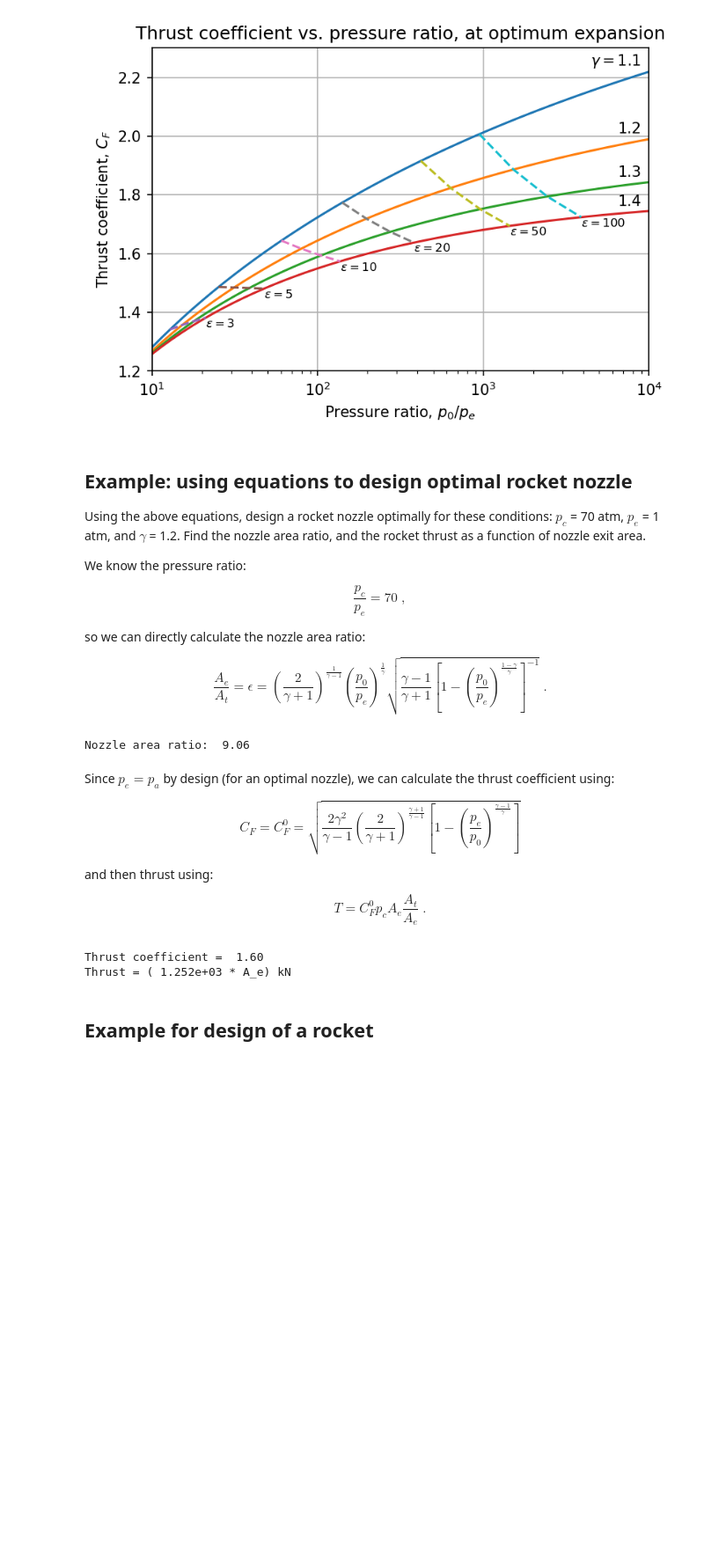
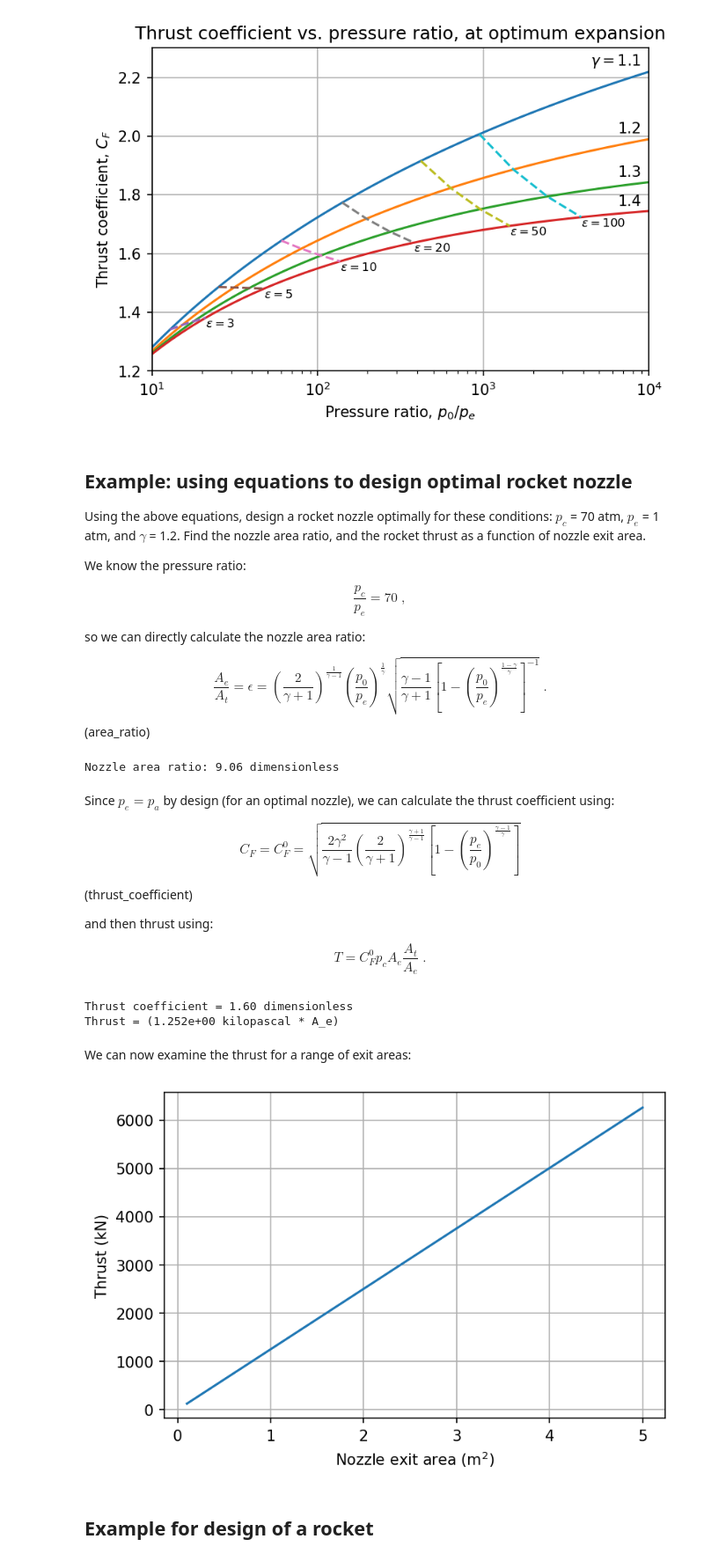
Before and after one commit to kyleniemeyer/rocket-propulsion, a Jupyter notebook: book/fundamentals/ideal-rocket.ipynb, the cells around one changed output. Shown: that part at 88% size. Saved outputs shown, nothing was run; the diff lists cells and outputs as text; code cells hidden in the pictures; blank space fills up the shorter version.

```diff
--- a/book/fundamentals/ideal-rocket.ipynb
+++ b/book/fundamentals/ideal-rocket.ipynb
@@ -6,9 +6,25 @@
 from matplotlib import pyplot as plt
 
 import numpy as np
+
+# we can use this to solve nonlinear/transcendental equations
 from scipy.optimize import root_scalar
+
+# this provides access to many physical constants
 from scipy import constants
+
+# provides the 1976 US Standard Atmosphere model
 from fluids.atmosphere import ATMOSPHERE_1976
+
+# Module used to parse and work with units
+from pint import UnitRegistry
+ureg = UnitRegistry()
+Q_ = ureg.Quantity
+# for convenience:
+def to_si(quant):
+    '''Converts a Pint Quantity to magnitude at base SI units.
+    '''
+    return quant.to_base_units().magnitude
 # %%
 # these lines are only for helping improve the display
 from IPython.display import set_matplotlib_formats
@@ -193,11 +210,11 @@ so we can directly calculate the nozzle area ratio:
 
 $$
 \frac{A_e}{A_t} = \epsilon = \left( \frac{2}{\gamma+1}\right)^{\frac{1}{\gamma-1}} \left( \frac{p_0}{p_e} \right)^{\frac{1}{\gamma}} \sqrt{ \frac{\gamma-1}{\gamma+1} \left[1 - \left( \frac{p_0}{p_e}\right)^{\frac{1-\gamma}{\gamma}} \right]^{-1} } \;.
-$$
+$$ (area_ratio)
 # %%
-# convert pressures to Pa
-chamber_pressure = 70 * 101325
-exit_pressure = 1 * 101325
+# set the given constants
+chamber_pressure = Q_(70, 'atm')
+exit_pressure = Q_(1, 'atm')
 gamma = 1.2
 
 pressure_ratio = chamber_pressure / exit_pressure
@@ -211,13 +228,13 @@ area_ratio = (
     )
 print(f'Nozzle area ratio: {area_ratio: 3.2f}')
 # %% [output]
-Nozzle area ratio:  9.06
+Nozzle area ratio: 9.06 dimensionless
 # %% [markdown]
 Since $p_e = p_a$ by design (for an optimal nozzle), we can calculate the thrust coefficient using:
 
 $$
 C_F = C_F^0 = \sqrt{\frac{2\gamma^2}{\gamma-1} \left( \frac{2}{\gamma+1} \right)^{\frac{\gamma+1}{\gamma-1}} \left[1 - \left( \frac{p_e}{p_0} \right)^{\frac{\gamma-1}{\gamma}} \right] }
-$$
+$$ (thrust_coefficient)
 
 and then thrust using:
 
@@ -232,11 +249,22 @@ thrust_coeff = np.sqrt(
     )
 print(f'Thrust coefficient = {thrust_coeff: 3.2f}')
 
-thrust = thrust_coeff * chamber_pressure / area_ratio
-print(f'Thrust = ({thrust/1000: 5.3e} * A_e) kN')
+thrust_per_area = thrust_coeff * chamber_pressure / area_ratio
+print(f'Thrust = ({thrust_per_area.to("kPa")/1000: 5.3e} * A_e)')
 # %% [output]
-Thrust coefficient =  1.60
-Thrust = ( 1.252e+03 * A_e) kN
+Thrust coefficient = 1.60 dimensionless
+Thrust = (1.252e+00 kilopascal * A_e)
+# %% [markdown]
+We can now examine the thrust for a range of exit areas:
+# %%
+exit_areas = Q_(np.linspace(0.1, 5, num=50), 'm^2')
+plt.plot(exit_areas.to('m^2').magnitude, (thrust_per_area * exit_areas).to('kN').magnitude)
+plt.xlabel('Nozzle exit area ' + r'(m$^2$)')
+plt.ylabel('Thrust (kN)')
+plt.grid(True)
+plt.show()
+# %% [output]
+[figure, added]
 # %% [markdown]
 ## Example for design of a rocket
 # %%
```
Also changed, not shown: parts of 8 cells of this notebook, 2 other files.
